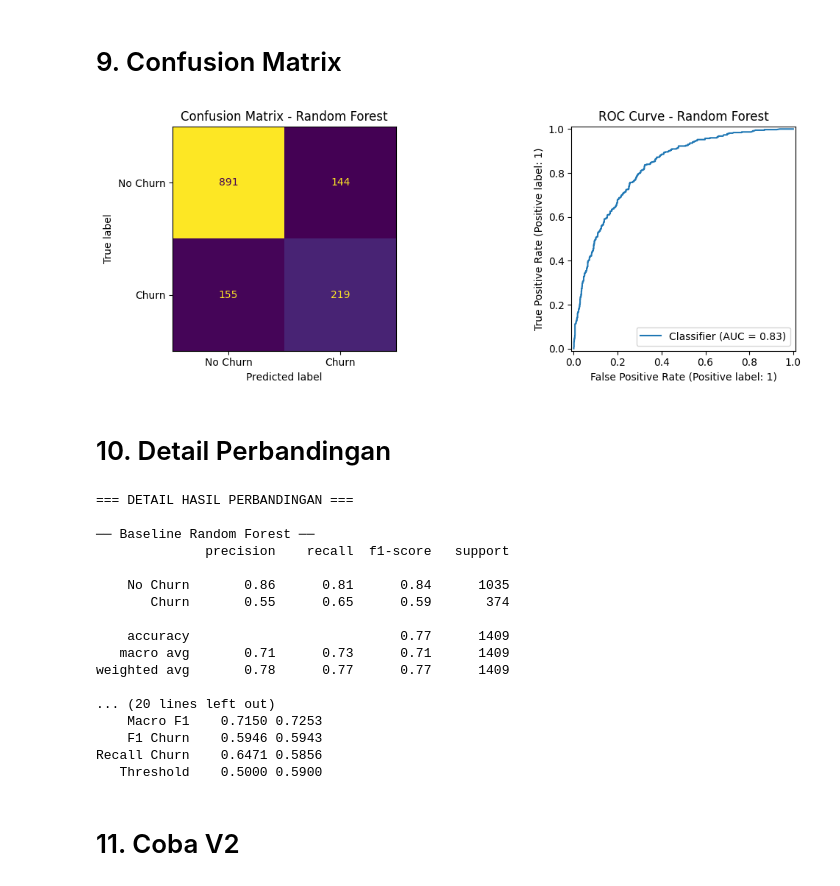
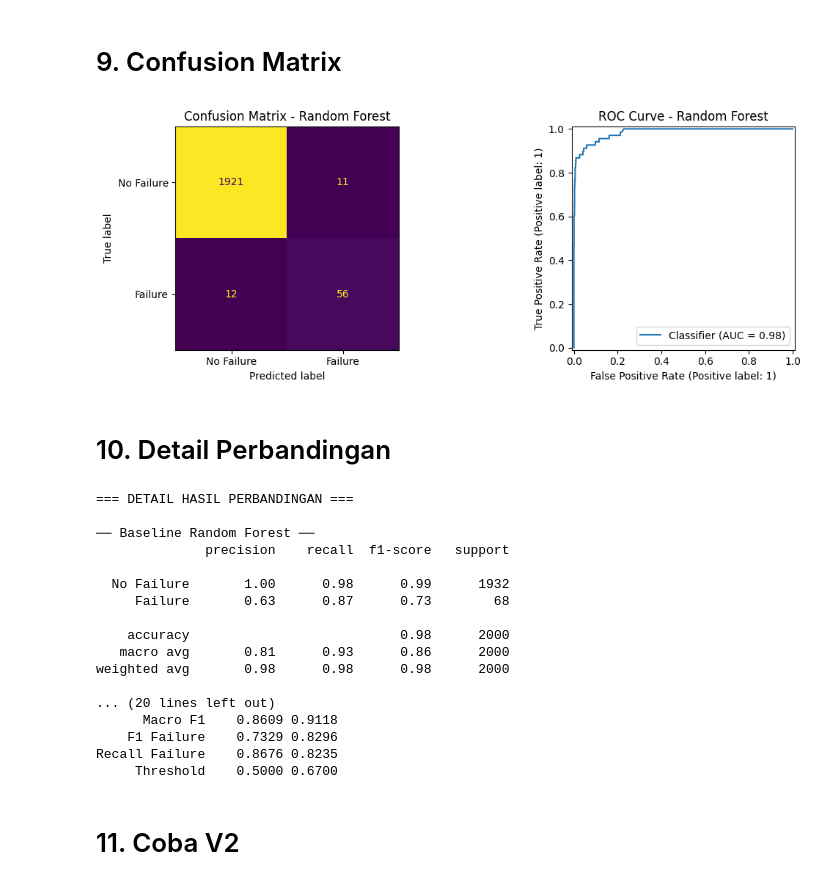
Before and after one commit to Qorrykharismayani/Tugas-Besar-Machine-Learning, a Jupyter notebook: notebooks/model_rf.ipynb, the cells around one changed output. Drawn from its saved outputs; the diff is of its cells as text; code cells hidden in the pictures.

```diff
--- a/notebooks/model_rf.ipynb
+++ b/notebooks/model_rf.ipynb
@@ -209,12 +181,11 @@ plt.show()
 # %%
-df_corr = df.copy()
-df_corr['TotalCharges'] = pd.to_numeric(df_corr['TotalCharges'], errors='coerce')
-df_corr['Churn_num']    = (df_corr['Churn'] == 'Yes').astype(int)
+# Korelasi numerik
 
-corr_cols = ['tenure', 'MonthlyCharges', 'TotalCharges', 'Churn_num']
-corr_matrix = df_corr[corr_cols].corr()
+corr_cols = ['Air temperature [K]', 'Process temperature [K]',
+             'Rotational speed [rpm]', 'Torque [Nm]', 'Tool wear [min]', 'Target']
+corr_matrix = df[corr_cols].corr()
 
-fig, ax = plt.subplots(figsize=(7, 5))
+fig, ax = plt.subplots(figsize=(8, 6))
 sns.heatmap(
     corr_matrix,
     annot=True, fmt='.2f',
@@ -226,9 +197,9 @@ ax.set_title('Korelasi Fitur Numerik', fontsize=13)
 plt.tight_layout()
 plt.show()
 
-print("\nInsight korelasi dengan Churn:")
-corr_churn = corr_matrix['Churn_num'].drop('Churn_num').sort_values()
-for col, val in corr_churn.items():
+print("\nInsight korelasi dengan Target:")
+corr_t = corr_matrix['Target'].drop('Target').sort_values()
+for col, val in corr_t.items():
     arah = "positif 📈" if val > 0 else "negatif 📉"
-    print(f"  {col:20s} → {val:+.3f} ({arah})")
+    print(f"  {col:28s} → {val:+.3f} ({arah})")
 # %% [output]
@@ -291,15 +259,12 @@ Target (Churn):
 # %% [markdown]
 # 3. Feature dan Label
 # %%
-# Drop customerID (tidak prediktif)
-df = df.drop(columns=['customerID'])
-
-# TotalCharges ada yang kosong (string) → convert ke numerik
-df['TotalCharges'] = pd.to_numeric(df['TotalCharges'], errors='coerce')
+# Drop kolom non-prediktif & kolom bocoran target (Failure Type adalah label turunan)
+df = df.drop(columns=['UDI', 'Product ID', 'Failure Type'])
 
 # Pisahkan feature dan label
-X = df.drop(columns=['Churn'])
-y = df['Churn'].map({'Yes': 1, 'No': 0})
+X = df.drop(columns=['Target'])
+y = df['Target']
 
 print("Features:", X.columns.tolist())
 print("Total fitur:", X.shape[1])
@@ -441,11 +399,7 @@ study.optimize(objective, n_trials=50, show_progress_bar=True)
 print(f"\n✅ Best ROC-AUC (CV): {study.best_value:.4f}")
 print(f"Best params: {study.best_params}")
 
-best_rf = RandomForestClassifier(
-    **study.best_params,
-    random_state=42,
-    n_jobs=-1
-)
+best_rf = RandomForestClassifier(**study.best_params, random_state=42, n_jobs=-1)
 best_rf.fit(X_train_res, y_train_res)
 print("\n✅ Model selesai ditraining")
 # %% [output]
@@ -487,25 +440,23 @@ Threshold optimal: 0.59
 # %%
 fig, axes = plt.subplots(1, 2, figsize=(12, 4))
 
 ConfusionMatrixDisplay.from_predictions(
     y_val, y_pred,
-    display_labels=['No Churn', 'Churn'],
-    ax=axes[0],
-    colorbar=False
+    display_labels=['No Failure', 'Failure'],
+    ax=axes[0], colorbar=False
 )
 axes[0].set_title('Confusion Matrix - Random Forest')
 
 RocCurveDisplay.from_predictions(y_val, y_proba, ax=axes[1])
 axes[1].set_title('ROC Curve - Random Forest')
 
 plt.tight_layout()
 plt.show()
 # %% [output]
-[figure, old version]
+[figure, new version]
 # %% [markdown]
 # 10. Detail Perbandingan
 # %%
-# Baseline
 baseline_rf = RandomForestClassifier(n_estimators=100, random_state=42, n_jobs=-1)
 baseline_rf.fit(X_train_res, y_train_res)
 y_proba_base = baseline_rf.predict_proba(X_val)[:, 1]
@@ -513,14 +464,12 @@ y_pred_base  = (y_proba_base >= 0.5).astype(int)
 
 print("=== DETAIL HASIL PERBANDINGAN ===\n")
 print("── Baseline Random Forest ──")
-print(classification_report(y_val, y_pred_base,
-      target_names=['No Churn', 'Churn']))
+print(classification_report(y_val, y_pred_base, target_names=['No Failure', 'Failure']))
 print(f"ROC-AUC  : {roc_auc_score(y_val, y_proba_base):.4f}")
 print(f"Macro F1 : {f1_score(y_val, y_pred_base, average='macro'):.4f}")
 
 print("\n── Tuned Random Forest ──")
-print(classification_report(y_val, y_pred,
-      target_names=['No Churn', 'Churn']))
+print(classification_report(y_val, y_pred, target_names=['No Failure', 'Failure']))
 print(f"ROC-AUC  : {roc_auc_score(y_val, y_proba):.4f}")
 print(f"Macro F1 : {f1_score(y_val, y_pred, average='macro'):.4f}")
 
@@ -529,8 +478,7 @@ cm_base = confusion_matrix(y_val, y_pred_base)
 cm_tune = confusion_matrix(y_val, y_pred)
 
 summary = pd.DataFrame({
-    'Metrik'  : ['Accuracy', 'ROC-AUC', 'Macro F1',
-                 'F1 Churn', 'Recall Churn', 'Threshold'],
+    'Metrik'  : ['Accuracy', 'ROC-AUC', 'Macro F1', 'F1 Failure', 'Recall Failure', 'Threshold'],
     'Baseline': [
         round(accuracy_score(y_val, y_pred_base), 4),
         round(roc_auc_score(y_val, y_proba_base), 4),
@@ -555,18 +503,18 @@ print(summary.to_string(index=False))
 ── Baseline Random Forest ──
               precision    recall  f1-score   support
 
-    No Churn       0.86      0.81      0.84      1035
-       Churn       0.55      0.65      0.59       374
+  No Failure       1.00      0.98      0.99      1932
+     Failure       0.63      0.87      0.73        68
 
-    accuracy                           0.77      1409
-   macro avg       0.71      0.73      0.71      1409
-weighted avg       0.78      0.77      0.77      1409
+    accuracy                           0.98      2000
+   macro avg       0.81      0.93      0.86      2000
+weighted avg       0.98      0.98      0.98      2000
 
 ... (20 lines left out)
-    Macro F1    0.7150 0.7253
-    F1 Churn    0.5946 0.5943
-Recall Churn    0.6471 0.5856
-   Threshold    0.5000 0.5900
+      Macro F1    0.8609 0.9118
+    F1 Failure    0.7329 0.8296
+Recall Failure    0.8676 0.8235
+     Threshold    0.5000 0.6700
 # %% [markdown]
 # 11.  Coba V2
 # %%
```
Also changed, not shown: parts of 19 cells of this notebook, 5 other files.
